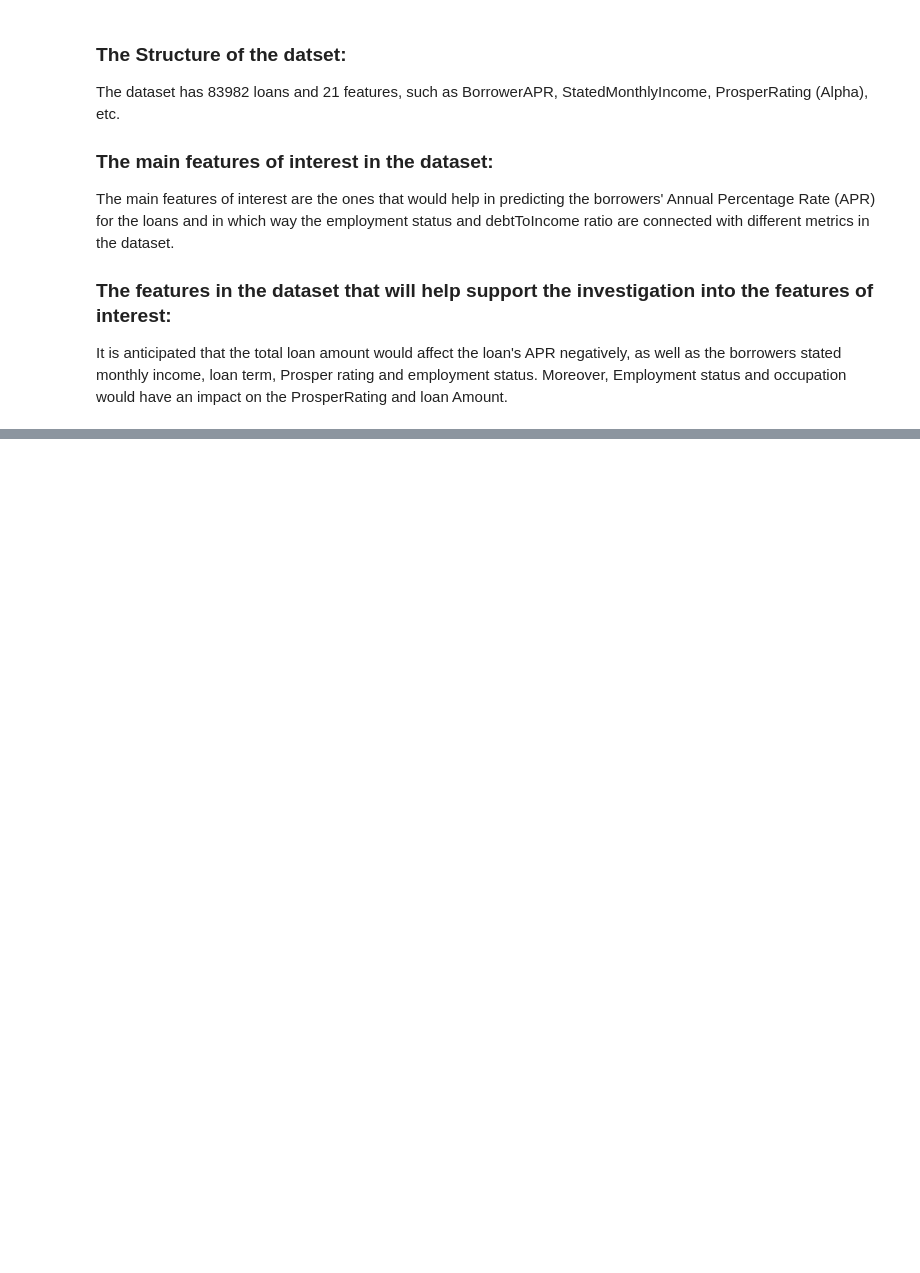
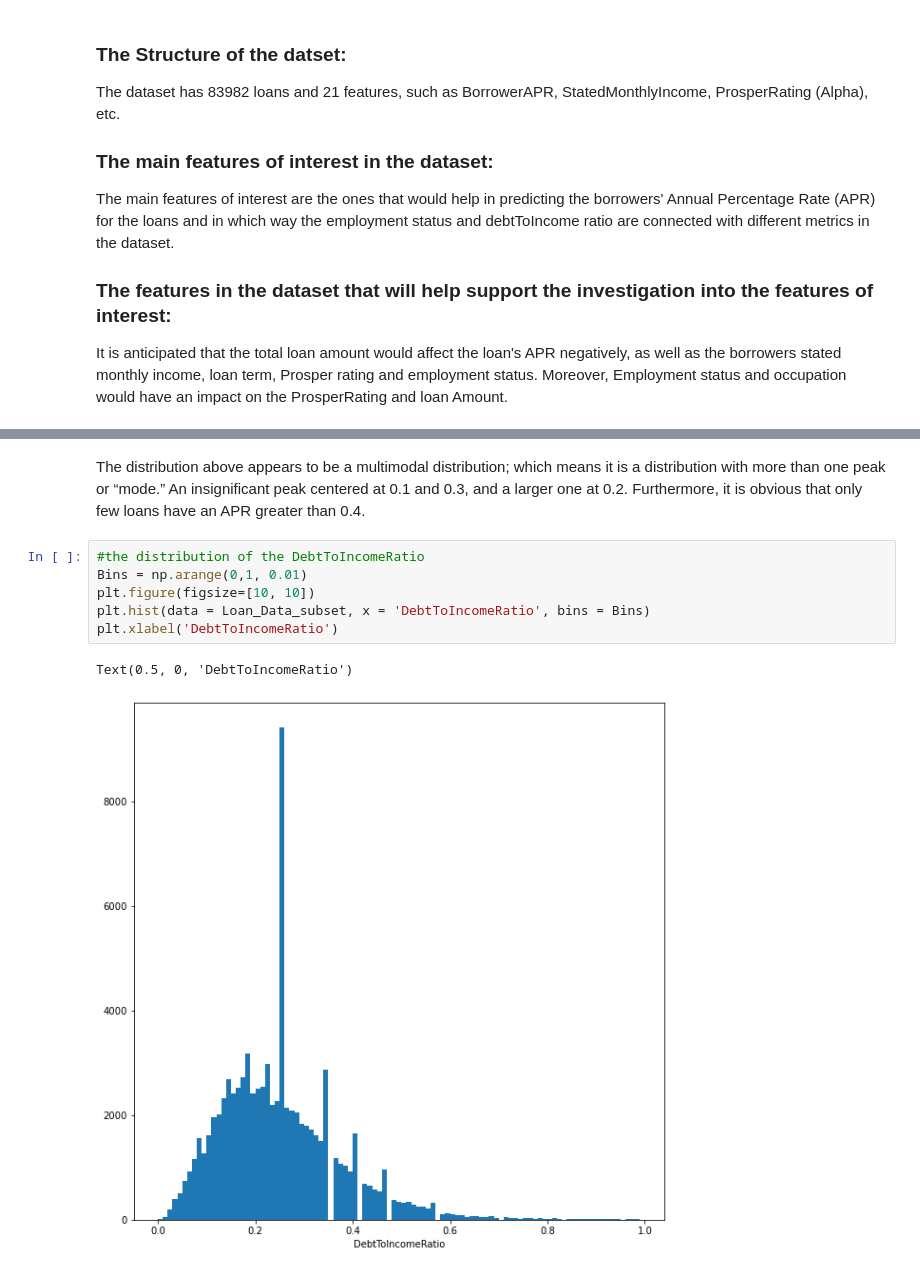
Before and after one commit to Yara-Aldajjani/Analyzing-Loan-Data-from-Prosper, a Jupyter notebook: Prosper_Loan_Data_Analyses.ipynb, the cells around one changed output, grey strips where cells are left out. Cells and saved outputs as stored; diff of their text form; blank space fills up the shorter version.

```diff
--- a/Prosper_Loan_Data_Analyses.ipynb
+++ b/Prosper_Loan_Data_Analyses.ipynb
@@ -619,0 +658,11 @@ It is anticipated that the total loan amount would affect the loan's APR negativ
+# %% [markdown]
+The distribution above appears to be a multimodal distribution; which means it is a distribution with more than one peak or “mode.” An insignificant peak centered at 0.1 and 0.3, and a larger one at 0.2. Furthermore, it is obvious that only few loans have an APR greater than 0.4.
+# %%
+#the distribution of the DebtToIncomeRatio
+Bins = np.arange(0,1, 0.01)
+plt.figure(figsize=[10, 10])
+plt.hist(data = Loan_Data_subset, x = 'DebtToIncomeRatio', bins = Bins)
+plt.xlabel('DebtToIncomeRatio')
+# %% [output]
+Text(0.5, 0, 'DebtToIncomeRatio')
+[figure, added]
```
Also changed, not shown: parts of 78 cells of this notebook, 1 other file.
